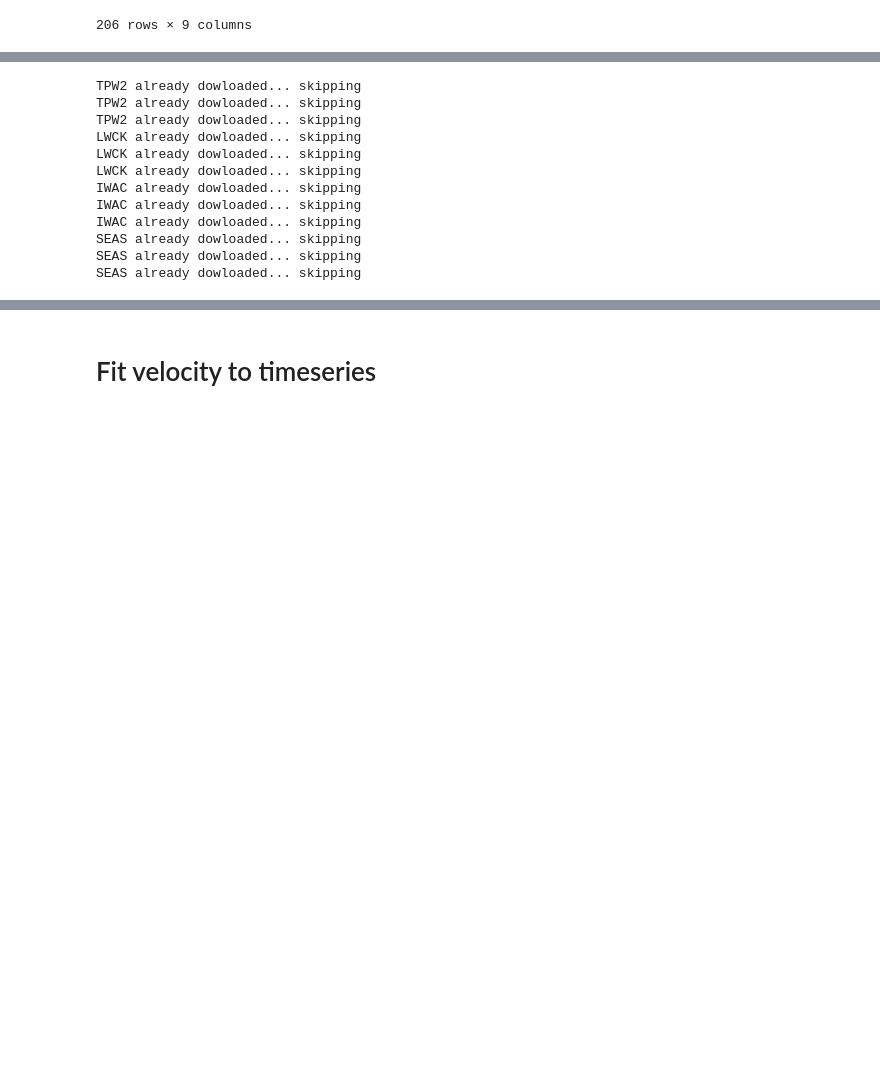
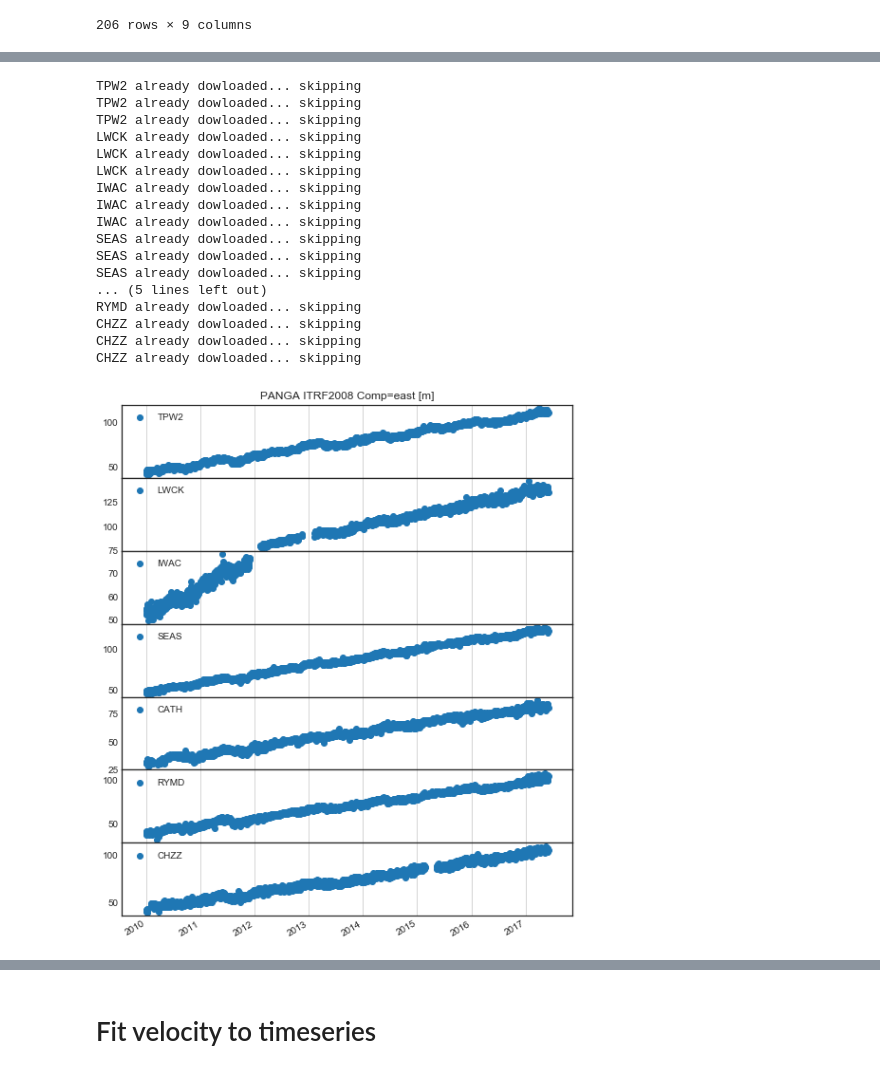
Before and after one commit to scottyhq/gpstools, a Jupyter notebook: Demo_PANGA.ipynb, the cells around one changed output, grey strips where cells are left out. Drawn from its saved outputs; the diff is of its cells as text; code cells hidden in the pictures; blank space fills up the shorter version.

```diff
--- a/Demo_PANGA.ipynb
+++ b/Demo_PANGA.ipynb
@@ -206,7 +224,7 @@ gf.sort_values('distance')
 206 rows × 9 columns
 # %%
 # Make a comparison plot for particular component, list of stations
-sites = ['TPW2','LWCK', 'IWAC','SEAS'] #less than 30km
+sites = ['TPW2','LWCK', 'IWAC','SEAS','CATH','RYMD','CHZZ']
 comp = 'east'
 fig,axes = plt.subplots(len(sites),1, sharex=True, figsize=(8.5,11))
 for i,site in enumerate(sites):
@@ -227,14 +243,20 @@ fig.autofmt_xdate()
 TPW2 already dowloaded... skipping
 TPW2 already dowloaded... skipping
 TPW2 already dowloaded... skipping
 LWCK already dowloaded... skipping
 LWCK already dowloaded... skipping
 LWCK already dowloaded... skipping
 IWAC already dowloaded... skipping
 IWAC already dowloaded... skipping
 IWAC already dowloaded... skipping
 SEAS already dowloaded... skipping
 SEAS already dowloaded... skipping
 SEAS already dowloaded... skipping
+... (5 lines left out)
+RYMD already dowloaded... skipping
+CHZZ already dowloaded... skipping
+CHZZ already dowloaded... skipping
+CHZZ already dowloaded... skipping
+[figure, added]
 # %%
 # Same plot, detrend the data
```
Also changed, not shown: parts of 11 cells of this notebook, 19 other files.
